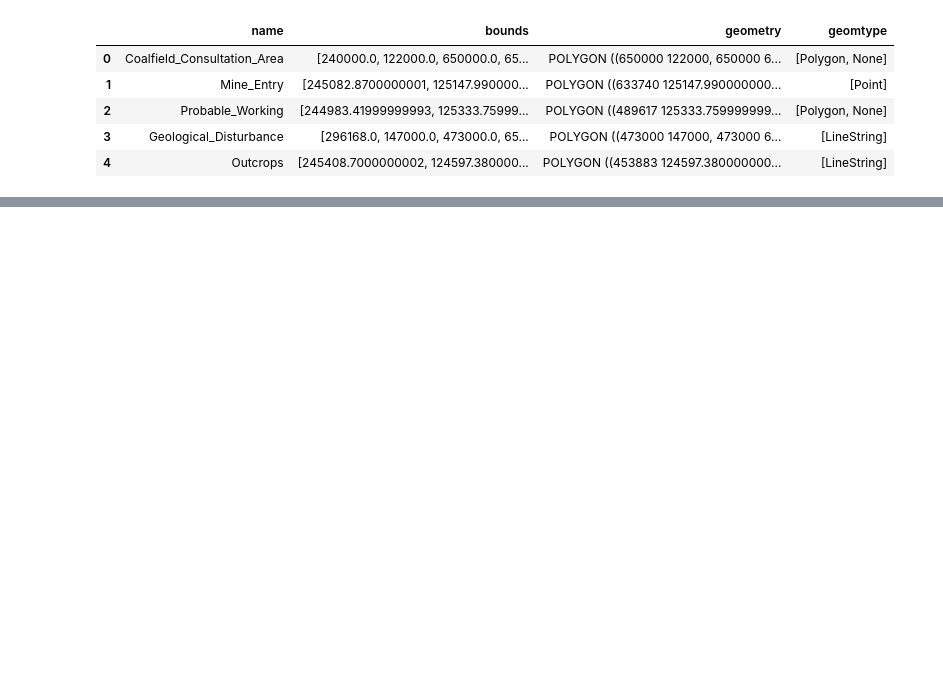
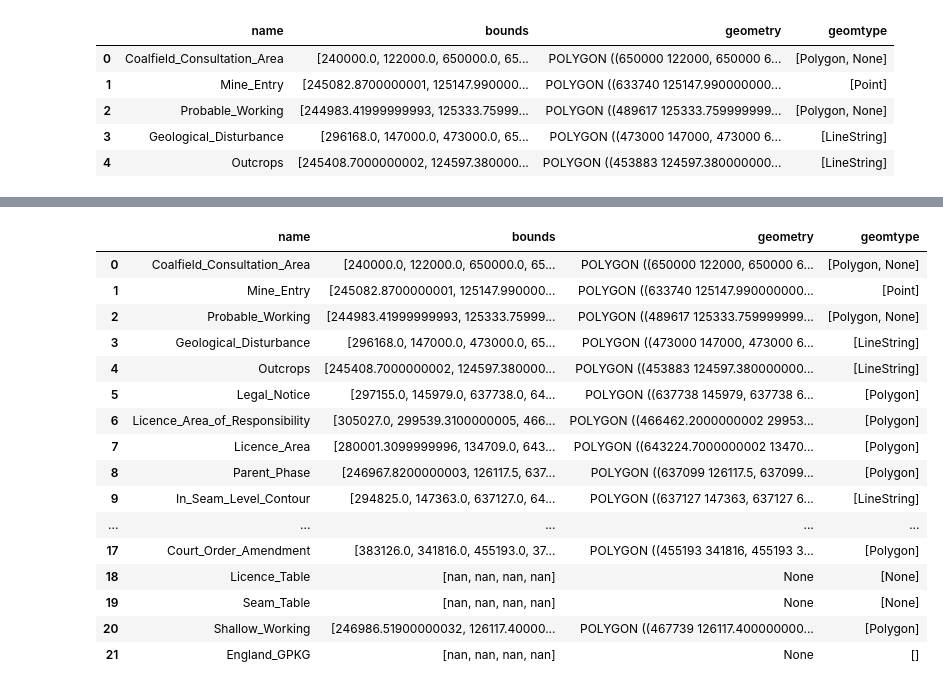
Before and after one commit to JoKent/mapmetadata, a Jupyter notebook: gpkgtometa.ipynb, the cells around one changed output, grey strips where cells are left out. Cells and saved outputs as stored; diff of their text form; code cells hidden in the pictures; blank space fills up the shorter version.

```diff
--- a/gpkgtometa.ipynb
+++ b/gpkgtometa.ipynb
@@ -86,0 +208,20 @@ lgpd.head()
+# %%
+lpd
+# %% [output]
+|  | name | bounds | geometry | geomtype |
+| 0 | Coalfield_Consultation_Area | [240000.0, 122000.0, 650000.0, 65... | POLYGON ((650000 122000, 650000 6... | [Polygon, None] |
+| 1 | Mine_Entry | [245082.8700000001, 125147.990000... | POLYGON ((633740 125147.990000000... | [Point] |
+| 2 | Probable_Working | [244983.41999999993, 125333.75999... | POLYGON ((489617 125333.759999999... | [Polygon, None] |
+| 3 | Geological_Disturbance | [296168.0, 147000.0, 473000.0, 65... | POLYGON ((473000 147000, 473000 6... | [LineString] |
+| 4 | Outcrops | [245408.7000000002, 124597.380000... | POLYGON ((453883 124597.380000000... | [LineString] |
+| 5 | Legal_Notice | [297155.0, 145979.0, 637738.0, 64... | POLYGON ((637738 145979, 637738 6... | [Polygon] |
+| 6 | Licence_Area_of_Responsibility | [305027.0, 299539.3100000005, 466... | POLYGON ((466462.2000000002 29953... | [Polygon] |
+| 7 | Licence_Area | [280001.3099999996, 134709.0, 643... | POLYGON ((643224.7000000002 13470... | [Polygon] |
+| 8 | Parent_Phase | [246967.8200000003, 126117.5, 637... | POLYGON ((637099 126117.5, 637099... | [Polygon] |
+| 9 | In_Seam_Level_Contour | [294825.0, 147363.0, 637127.0, 64... | POLYGON ((637127 147363, 637127 6... | [LineString] |
+| ... | ... | ... | ... | ... |
+| 17 | Court_Order_Amendment | [383126.0, 341816.0, 455193.0, 37... | POLYGON ((455193 341816, 455193 3... | [Polygon] |
+| 18 | Licence_Table | [nan, nan, nan, nan] | None | [None] |
+| 19 | Seam_Table | [nan, nan, nan, nan] | None | [None] |
+| 20 | Shallow_Working | [246986.51900000032, 126117.40000... | POLYGON ((467739 126117.400000000... | [Polygon] |
+| 21 | England_GPKG | [nan, nan, nan, nan] | None | [] |
```
Also changed, not shown: parts of 23 cells of this notebook.
